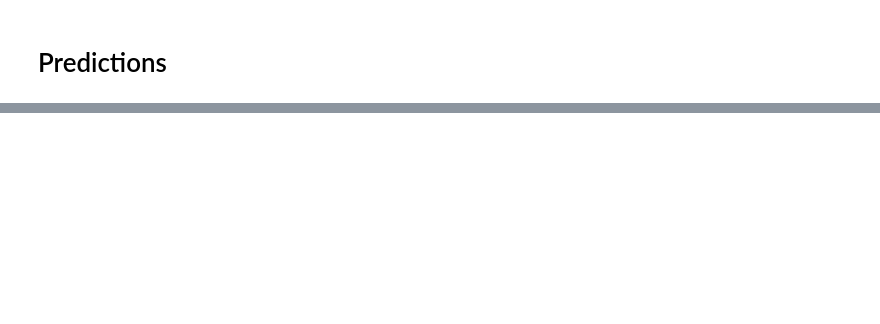
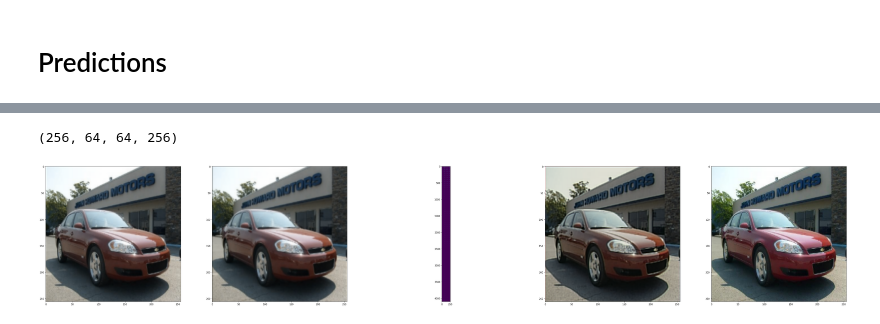
Before and after one commit to rainmaker29/autoencoder-img-res, a Jupyter notebook: img_res_autoencoder.ipynb, the cells around one changed output, grey strips where cells are left out. Saved outputs shown, nothing was run; the diff lists cells and outputs as text; code cells hidden in the pictures; blank space fills up the shorter version.

```diff
--- a/img_res_autoencoder.ipynb
+++ b/img_res_autoencoder.ipynb
@@ -168,4 +167,4 @@ def train_batches(just_load=False):
 # %% [markdown]
 # Loading dataset
 # %%
-x_train_n, x_train_down = train_batches(just_load=True)
+x_train_n, x_train_down = train_batches(just_load_dataset=True)
@@ -181,0 +186,31 @@ IndexError: ignored
+# %%
+encoded_imgs.shape
+# %% [output]
+(256, 64, 64, 256)
+# %%
+# We clip the output so that it doesn't produce weird colors
+sr1 = np.clip(autoencoder.predict(x_train_down), 0.0, 1.0)
+# %%
+image_index = 251
+# %%
+import matplotlib.pyplot as plt
+
+plt.figure(figsize=(128, 128))
+i = 1
+ax = plt.subplot(10, 10, i)
+plt.imshow(x_train_down[image_index])
+i += 1
+ax = plt.subplot(10, 10, i)
+plt.imshow(x_train_down[image_index], interpolation="bicubic")
+i += 1
+ax = plt.subplot(10, 10, i)
+plt.imshow(encoded_imgs[image_index].reshape((64*64, 256)))
+i += 1
+ax = plt.subplot(10, 10, i)
+plt.imshow(sr1[image_index])
+i += 1
+ax = plt.subplot(10, 10, i)
+plt.imshow(x_train_n[image_index])
+plt.show()
+# %% [output]
+[figure, added]
```
Also changed, not shown: parts of 5 cells of this notebook.
